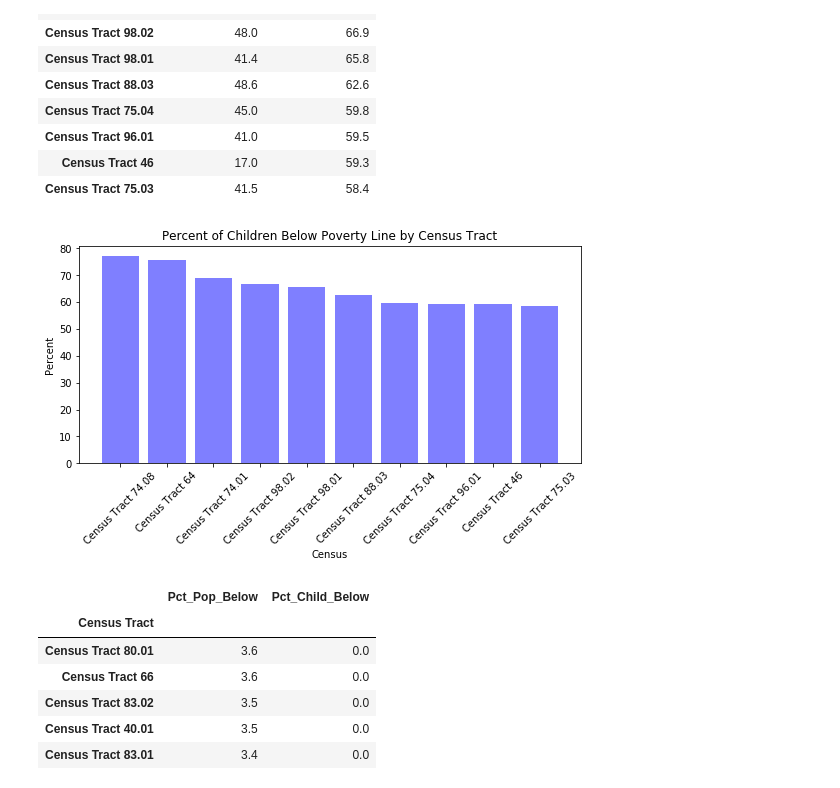
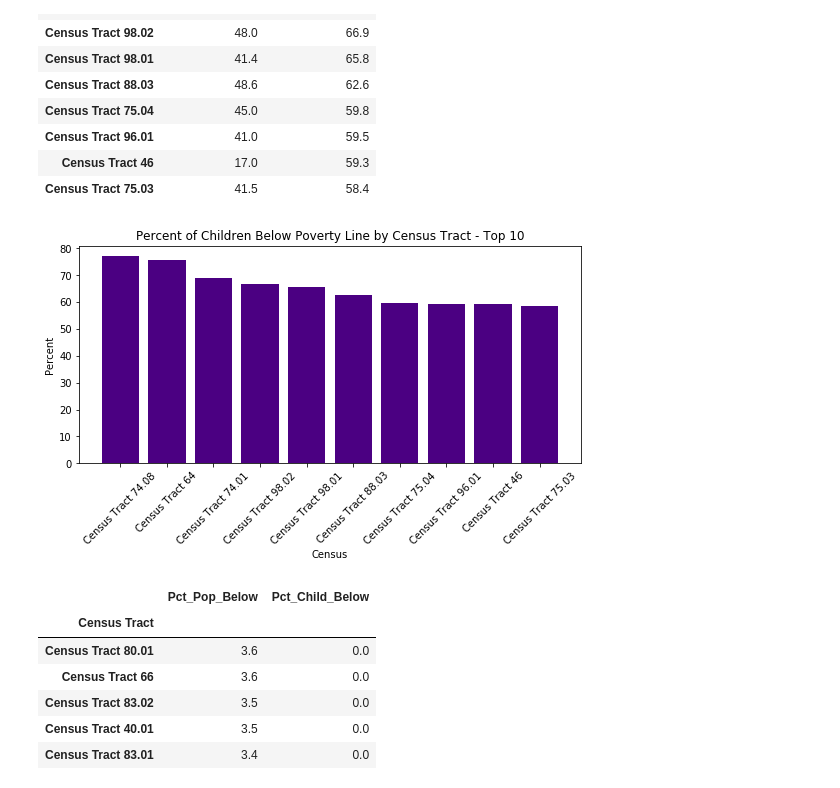
Before and after one commit to poojanagrecha/Crime-and-Poverty-WashingtonD.C, a Jupyter notebook: Resources/Project 1 Exploration 1 .ipynb, the cells around one changed output. Drawn from its saved outputs; the diff is of its cells as text; code cells hidden in the pictures.

Commit message:
Project 1 images and notebooks

```diff
--- a/Resources/Project 1 Exploration 1 .ipynb
+++ b/Resources/Project 1 Exploration 1 .ipynb
@@ -185,15 +185,15 @@ child_sort_top_ten.set_index("Census Tract")
 # %%
 x_axis = np.arange(len(child_sort_top_ten))
 tick_locations = [value for value in x_axis]
 plt.figure(figsize=(9,4))
-plt.bar(x_axis, child_sort_top_ten["Pct_Child_Below"], color='b', alpha=0.5, align="center")
+plt.bar(x_axis, child_sort_top_ten["Pct_Child_Below"], color='indigo', alpha=1, align="center")
 plt.xticks(tick_locations, child_sort_top_ten["Census Tract"], rotation="45")
 plt.xlabel('Census')
 plt.ylabel('Percent')
-plt.title('Percent of Children Below Poverty Line by Census Tract')
+plt.title('Percent of Children Below Poverty Line by Census Tract - Top 10')
 plt.show()
 # %% [output]
-[figure, old version]
+[figure, new version]
 # %%
 pop_sort_bottom_ten = pop_sort.tail(10)
 pop_sort_bottom_ten.set_index("Census Tract")
```
Also changed, not shown: parts of 4 cells of this notebook, 8 other files.
